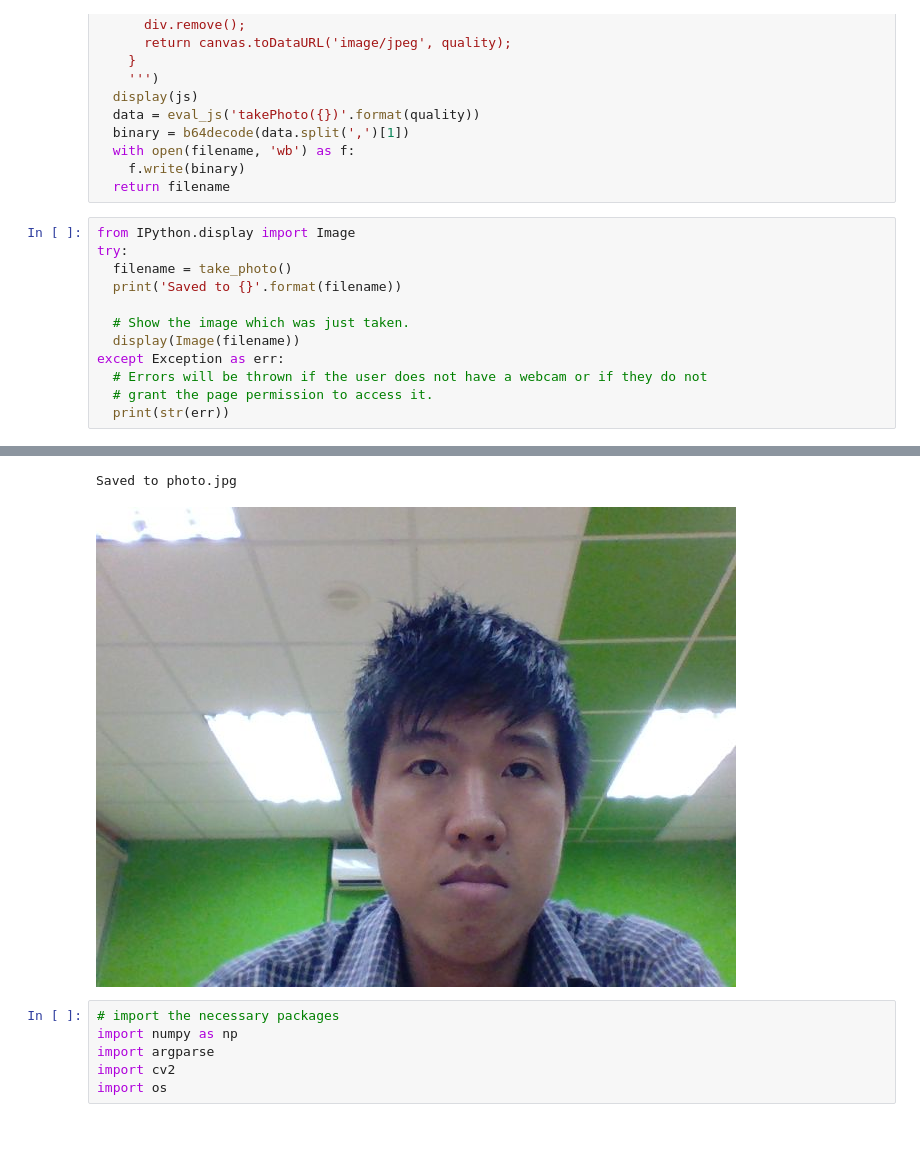
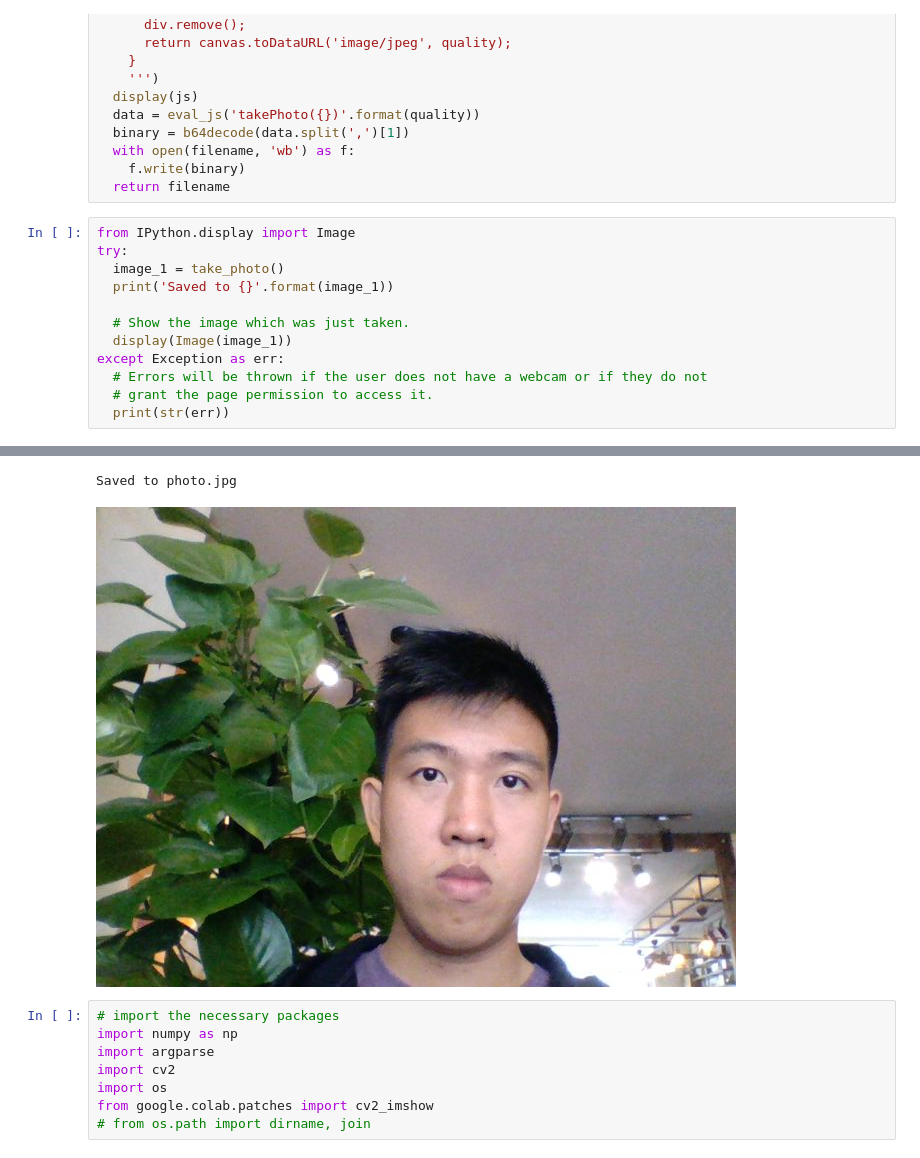
Before and after one commit to phongpirik/CS2225.CH1501, a Jupyter notebook: detect_age.ipynb, the cells around one changed output, grey strips where cells are left out. Cells and saved outputs as stored; diff of their text form.

```diff
--- a/detect_age.ipynb
+++ b/detect_age.ipynb
@@ -46,25 +46,27 @@ def take_photo(filename='photo.jpg', quality=0.8):
 # %%
 from IPython.display import Image
 try:
-  filename = take_photo()
-  print('Saved to {}'.format(filename))
+  image_1 = take_photo()
+  print('Saved to {}'.format(image_1))
 
   # Show the image which was just taken.
-  display(Image(filename))
+  display(Image(image_1))
 except Exception as err:
   # Errors will be thrown if the user does not have a webcam or if they do not
   # grant the page permission to access it.
   print(str(err))
 # %% [output]
 [interactive output not drawn]
 Saved to photo.jpg
-[figure, old version]
+[figure, new version]
 # %%
 # import the necessary packages
 import numpy as np
 import argparse
 import cv2
 import os
+from google.colab.patches import cv2_imshow
+# from os.path import dirname, join
 # %%
 # construct the argument parse and parse the arguments
 ap = argparse.ArgumentParser()
```
Also changed, not shown: parts of 4 cells of this notebook.
